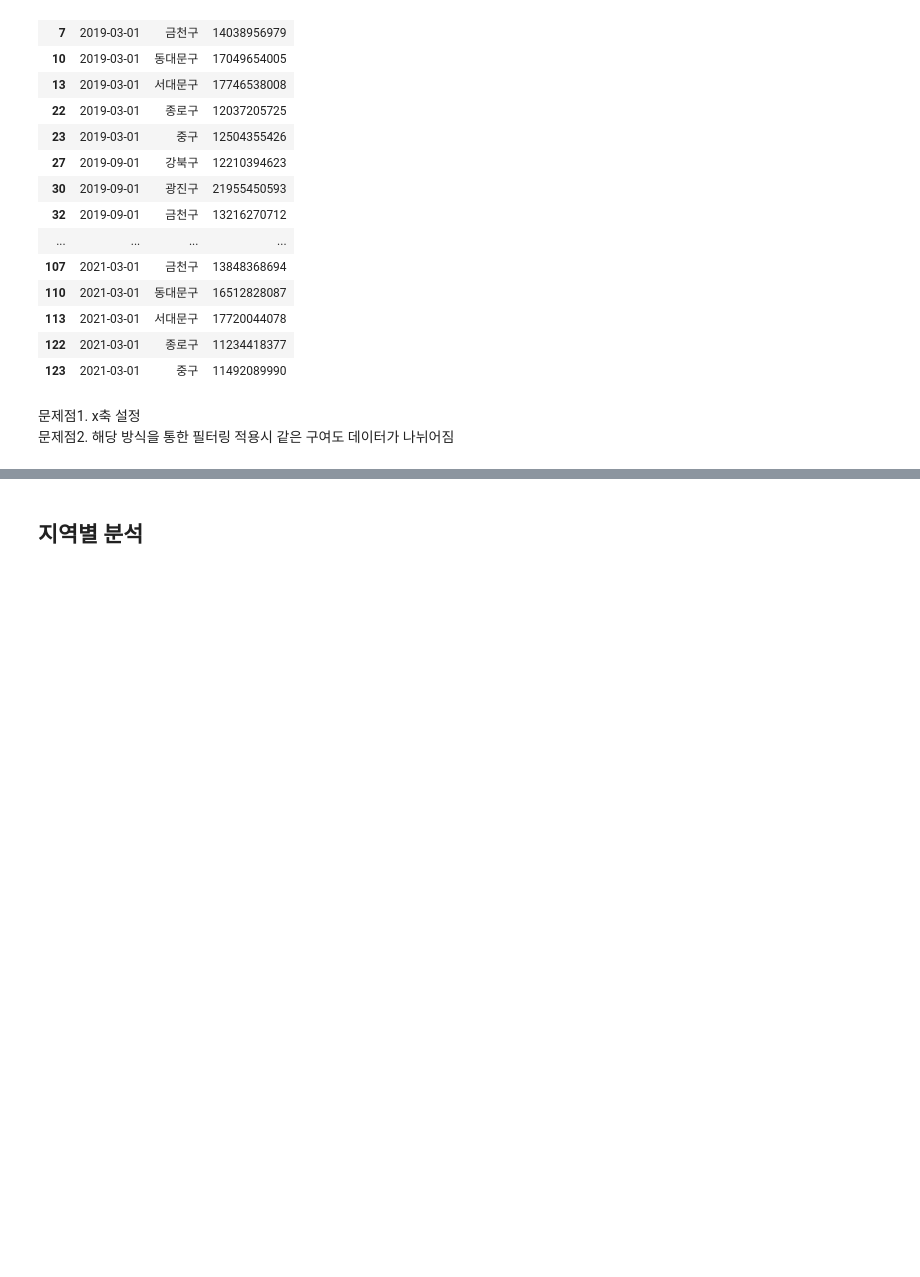
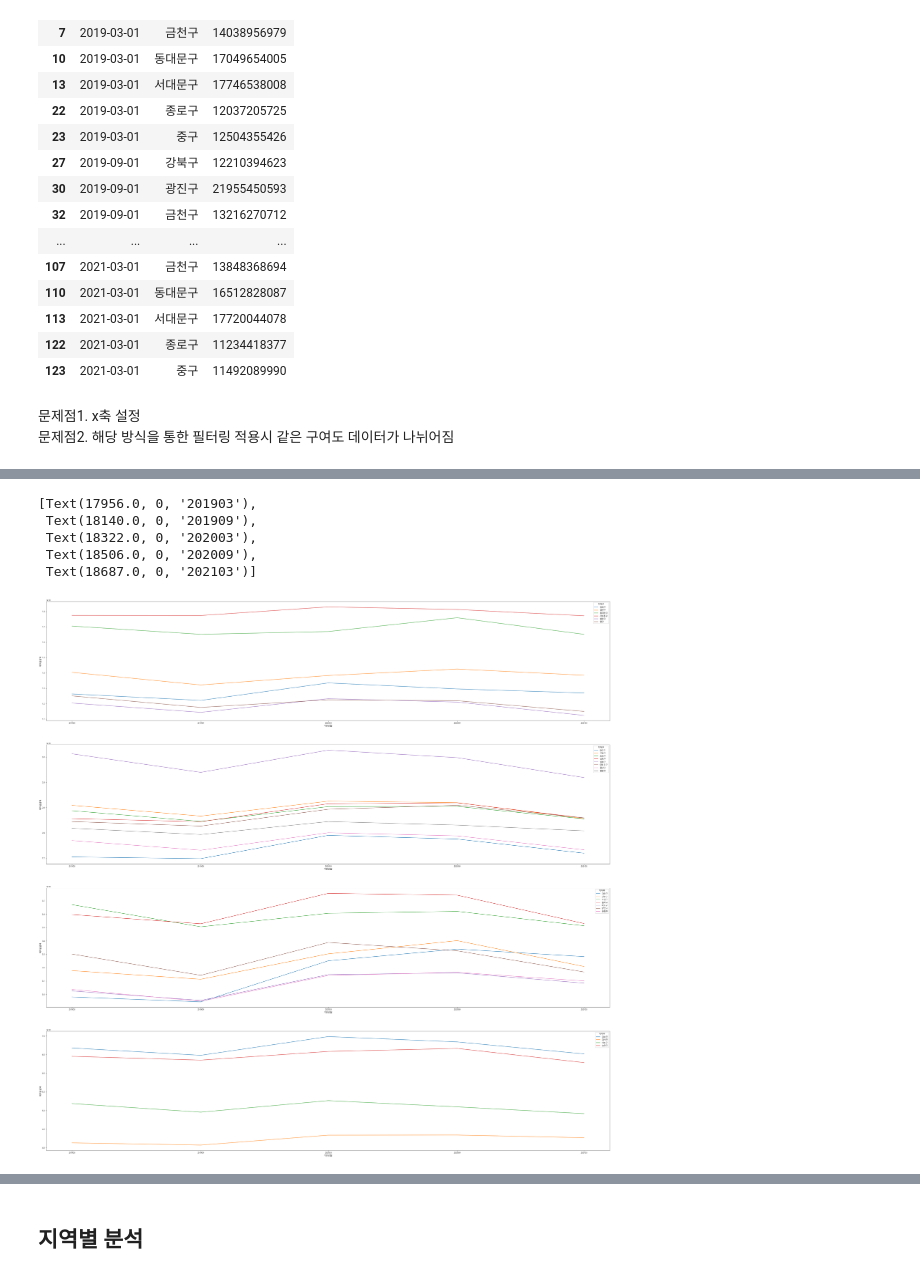
Before and after one commit to jun3599/finacial_-analysis, a Jupyter notebook: SinhanBankData.ipynb, the cells around one changed output, grey strips where cells are left out. Drawn from its saved outputs; the diff is of its cells as text; code cells hidden in the pictures; blank space fills up the shorter version.

```diff
--- a/SinhanBankData.ipynb
+++ b/SinhanBankData.ipynb
@@ -354,0 +357,45 @@ Text(0.5, 1.0, '75~100%')
+# %%
+group1 = ['종로구','중구','강북구','금천구','동대문구','서대문구']
+group2 = ['광진구','용산구','중랑구','영등포구','성동구','도봉구','구로구','성북구']
+group3 = ['마포구','은평구','강동구','관악구','양천구','노원구','동작구']
+group4 = ['강서구', '서초구', '송파구','강남구']
+
+group1 = 기준년월별_예적금금액변동.loc[(기준년월별_예적금금액변동['지역구'] == '종로구')|(기준년월별_예적금금액변동['지역구'] =='중구')|(기준년월별_예적금금액변동['지역구'] =='강북구')|(기준년월별_예적금금액변동['지역구'] =='금천구')|(기준년월별_예적금금액변동['지역구'] =='동대문구')|(기준년월별_예적금금액변동['지역구'] =='서대문구')]
+group2 = 기준년월별_예적금금액변동.loc[(기준년월별_예적금금액변동['지역구'] == '광진구')|(기준년월별_예적금금액변동['지역구'] =='용산구')|(기준년월별_예적금금액변동['지역구'] =='중랑구')|(기준년월별_예적금금액변동['지역구'] =='영등포구')|(기준년월별_예적금금액변동['지역구'] =='성동구')|(기준년월별_예적금금액변동['지역구'] =='도봉구')|(기준년월별_예적금금액변동['지역구'] =='구로구')|(기준년월별_예적금금액변동['지역구'] =='성북구')]
+group3 = 기준년월별_예적금금액변동.loc[(기준년월별_예적금금액변동['지역구'] == '마포구')|(기준년월별_예적금금액변동['지역구'] =='은평구')|(기준년월별_예적금금액변동['지역구'] =='강동구')|(기준년월별_예적금금액변동['지역구'] =='관악구')|(기준년월별_예적금금액변동['지역구'] =='양천구')|(기준년월별_예적금금액변동['지역구'] =='노원구')|(기준년월별_예적금금액변동['지역구'] =='동작구')]
+group4 = 기준년월별_예적금금액변동.loc[(기준년월별_예적금금액변동['지역구'] == '강서구')|(기준년월별_예적금금액변동['지역구'] =='서초구')|(기준년월별_예적금금액변동['지역구'] =='송파구')|(기준년월별_예적금금액변동['지역구'] =='강남구')]
+
+fig, (ax1,ax2,ax3,ax4) = plt.subplots(nrows=4, figsize=(50,50))
+
+sns.lineplot(data = group1, x='기준년월',y='예적금금액',hue='지역구', ax=ax1)
+sns.lineplot(data = group2, x='기준년월',y='예적금금액',hue='지역구', ax=ax2)
+sns.lineplot(data = group3, x='기준년월',y='예적금금액',hue='지역구', ax=ax3)
+sns.lineplot(data = group4, x='기준년월',y='예적금금액',hue='지역구',ax=ax4)
+
+
+ax1.set_xticks(['2019-03-01T00:00:00.000000000', '2019-09-01T00:00:00.000000000',
+       '2020-03-01T00:00:00.000000000', '2020-09-01T00:00:00.000000000',
+       '2021-03-01T00:00:00.000000000'])
+ax1.set_xticklabels(['201903','201909','202003','202009','202103'])
+
+ax2.set_xticks(['2019-03-01T00:00:00.000000000', '2019-09-01T00:00:00.000000000',
+       '2020-03-01T00:00:00.000000000', '2020-09-01T00:00:00.000000000',
+       '2021-03-01T00:00:00.000000000'])
+ax2.set_xticklabels(['201903','201909','202003','202009','202103'])
+
+ax3.set_xticks(['2019-03-01T00:00:00.000000000', '2019-09-01T00:00:00.000000000',
+       '2020-03-01T00:00:00.000000000', '2020-09-01T00:00:00.000000000',
+       '2021-03-01T00:00:00.000000000'])
+ax3.set_xticklabels(['201903','201909','202003','202009','202103'])
+
+ax4.set_xticks(['2019-03-01T00:00:00.000000000', '2019-09-01T00:00:00.000000000',
+       '2020-03-01T00:00:00.000000000', '2020-09-01T00:00:00.000000000',
+       '2021-03-01T00:00:00.000000000'])
+ax4.set_xticklabels(['201903','201909','202003','202009','202103'])
+# %% [output]
+[Text(17956.0, 0, '201903'),
+ Text(18140.0, 0, '201909'),
+ Text(18322.0, 0, '202003'),
+ Text(18506.0, 0, '202009'),
+ Text(18687.0, 0, '202103')]
+[figure, added]
```
Also changed, not shown: parts of 80 cells of this notebook.
